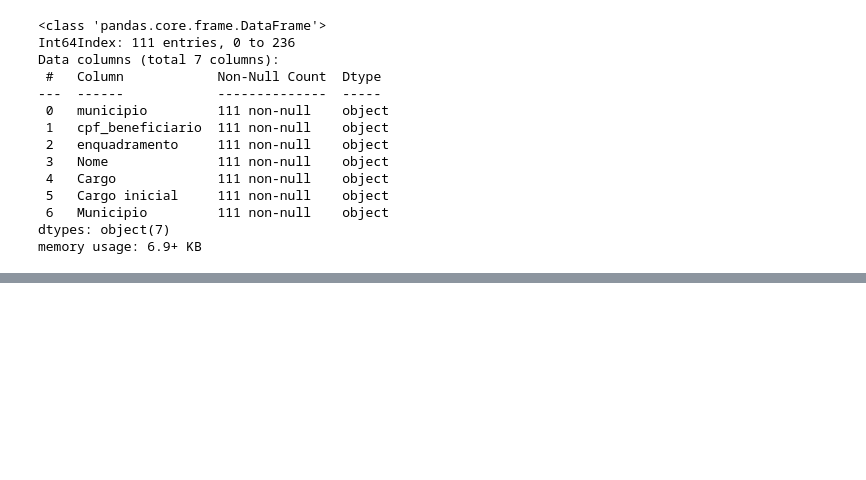
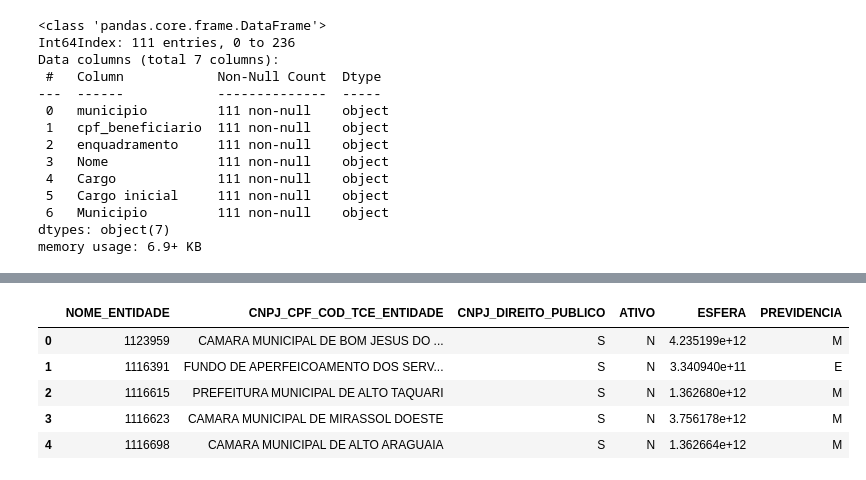
Before and after one commit to ledigofig/Auxilio-Emergencial, a Jupyter notebook: analise_municipios.ipynb, the cells around one changed output, grey strips where cells are left out. Saved outputs shown, nothing was run; the diff lists cells and outputs as text; code cells hidden in the pictures; blank space fills up the shorter version.

```diff
--- a/analise_municipios.ipynb
+++ b/analise_municipios.ipynb
@@ -356,0 +402,10 @@ df_ug_tce
+# %%
+df_ug_tce = pd.read_csv('src/dados_tce_mt/APLIC/UG.csv', sep=';')
+df_ug_tce.head()
+# %% [output]
+|  | NOME_ENTIDADE | CNPJ_CPF_COD_TCE_ENTIDADE | CNPJ_DIREITO_PUBLICO | ATIVO | ESFERA | PREVIDENCIA |
+| 0 | 1123959 | CAMARA MUNICIPAL DE BOM JESUS DO ... | S | N | 4.235199e+12 | M |
+| 1 | 1116391 | FUNDO DE APERFEICOAMENTO DOS SERV... | S | N | 3.340940e+11 | E |
+| 2 | 1116615 | PREFEITURA MUNICIPAL DE ALTO TAQUARI | S | N | 1.362680e+12 | M |
+| 3 | 1116623 | CAMARA MUNICIPAL DE MIRASSOL DOESTE | S | N | 3.756178e+12 | M |
+| 4 | 1116698 | CAMARA MUNICIPAL DE ALTO ARAGUAIA | S | N | 1.362664e+12 | M |
```
Also changed, not shown: parts of 24 cells of this notebook.
